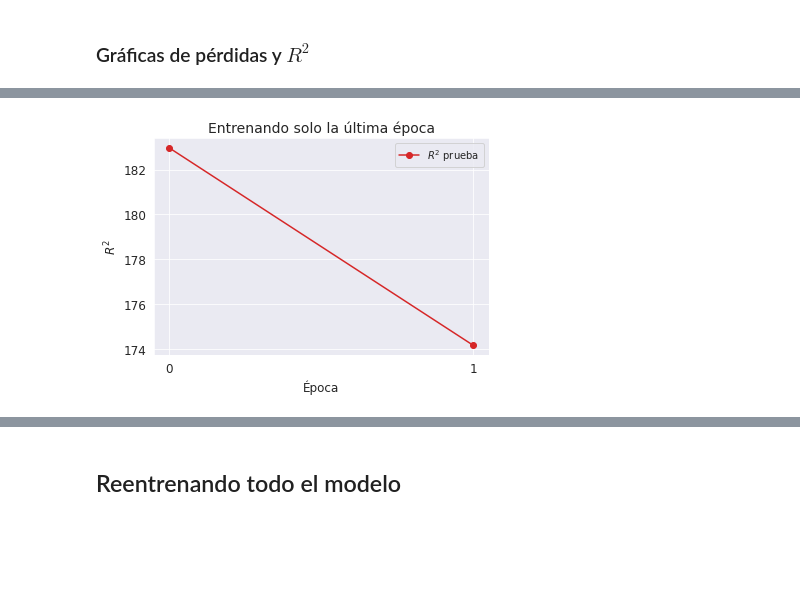
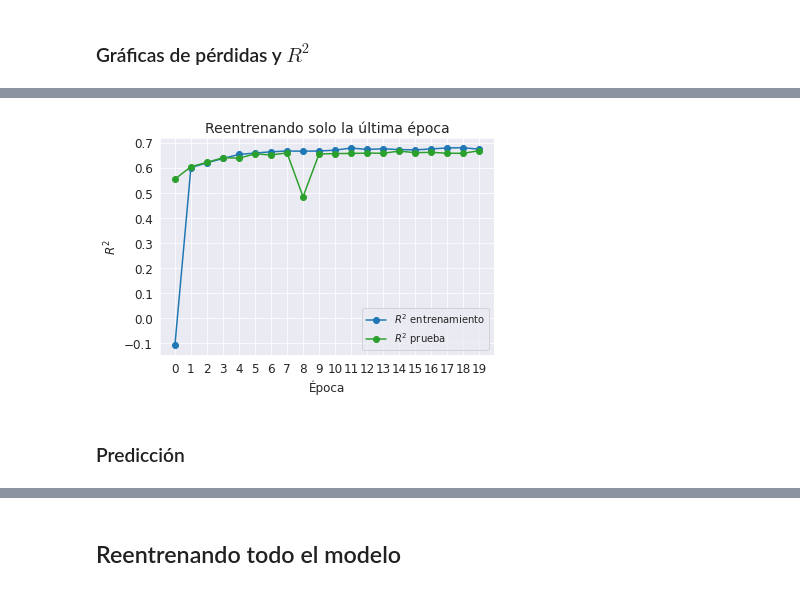
Before and after one commit to jodejetalo99/Introduccion-al-Aprendizaje-Profundo, a Jupyter notebook: IAP_T3_E1_JJTL_Entregable.ipynb, the cells around one changed output, grey strips where cells are left out. Drawn from its saved outputs; the diff is of its cells as text; code cells hidden in the pictures; blank space fills up the shorter version.

```diff
--- a/IAP_T3_E1_JJTL_Entregable.ipynb
+++ b/IAP_T3_E1_JJTL_Entregable.ipynb
@@ -520,15 +551,23 @@ No handles with labels found to put in legend.
 # %%
-plt.plot(r2_hist, '-o',color='tab:red', label=r'$R^2$ prueba')
-plt.legend(loc='upper right')
-plt.xlabel('Época', fontsize=12)
-plt.ylabel(r'$R^2$',fontsize=12)
-plt.xticks(np.arange(0,EPOCHS), np.arange(0,EPOCHS), fontsize=12)
-plt.yticks(fontsize=12)
-#plt.ylim(0.50,1.00)
-plt.title('Entrenando solo la última época', fontsize=14)
-plt.show()
+# funcion para graficar r2 de cada epoca
+def r2Plot(r2_hist, titulo='Reentrenando solo la última época'):
+  trn_r2, tst_r2 = r2_hist[0], r2_hist[1]
+  plt.plot(trn_r2, '-o',color='tab:blue', label=r'$R^2$ entrenamiento')
+  plt.plot(tst_r2, '-o',color='tab:green', label=r'$R^2$ prueba')
+  plt.legend(loc='lower right')
+  plt.xlabel('Época', fontsize=12)
+  plt.ylabel(r'$R^2$',fontsize=12)
+  plt.xticks(np.arange(0,EPOCHS), np.arange(0,EPOCHS), fontsize=12)
+  plt.yticks(fontsize=12)
+  #plt.ylim(0.50,1.00)
+  plt.title(titulo, fontsize=14)
+  plt.show()
-# %% [output]
-[figure, removed]
+# %%
+r2Plot(r2_hist)
+# %% [output]
+[figure, added]
+# %% [markdown]
+### Predicción
 # %%
 model.to("cpu")
 with torch.no_grad():
```
Also changed, not shown: parts of 61 cells of this notebook.
